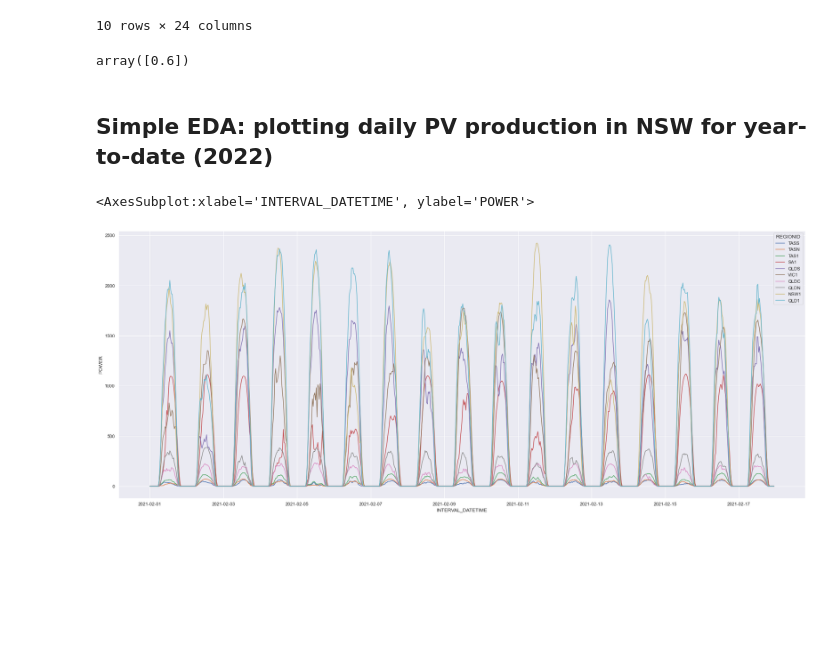
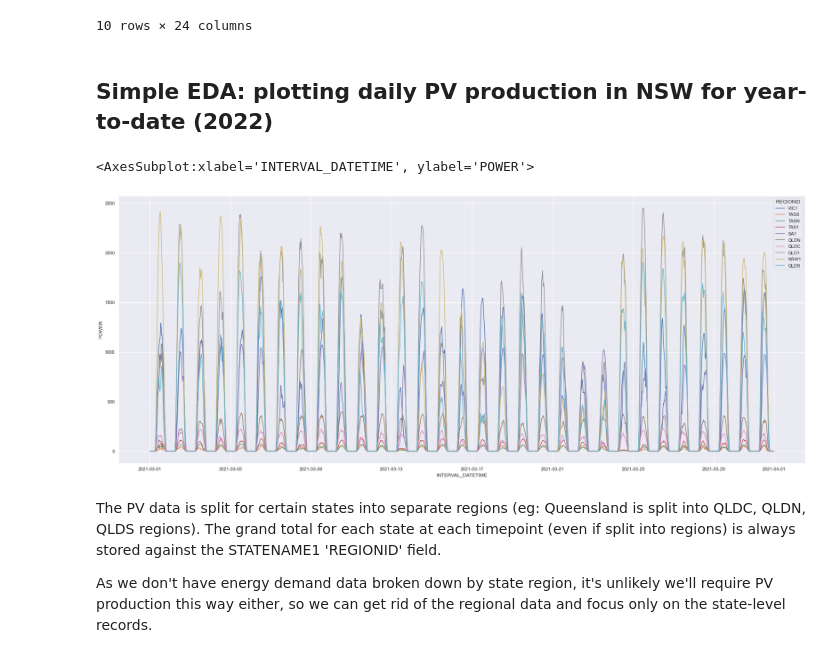
Before and after one commit to the-rahul-kumar/UNSW-Group-C-Project, a Jupyter notebook: src/Mat/rooftop_pv.ipynb, the cells around one changed output. Saved outputs shown, nothing was run; the diff lists cells and outputs as text; code cells hidden in the pictures; blank space fills up the shorter version.

```diff
--- a/src/Mat/rooftop_pv.ipynb
+++ b/src/Mat/rooftop_pv.ipynb
@@ -124,10 +125,6 @@ satellite_merge_df.groupby(['REGIONID']).describe()
 | TASS | 12378.0 | 2.0 | 0.0 | 2.0 | 2.0 | 2.0 | 2.0 | 2.0 | 12378.0 | 10.147280 | ... | ... |
 | VIC1 | 12378.0 | 2.0 | 0.0 | 2.0 | 2.0 | 2.0 | 2.0 | 2.0 | 12378.0 | 389.843324 | ... | ... |
 10 rows × 24 columns
-# %%
-satellite_merge_df['QI'].unique()
-# %% [output]
-array([0.6])
 # %%
 # Sort by INTERVAL_DATETIME in ascending order and write out to .CSV
 
@@ -141,7 +138,11 @@ measurement_merge_df = measurement_merge_df.sort_values(by='INTERVAL_DATETIME',
 ## Simple EDA: plotting daily PV production in NSW for year-to-date (2022)
 # %%
 sns.set(rc={"figure.figsize": (30,12)})
-sns.lineplot(x='INTERVAL_DATETIME', y='POWER', hue='REGIONID', data=measurement_merge_df[(measurement_merge_df.INTERVAL_DATETIME >= '2021-02-01') & (measurement_merge_df.INTERVAL_DATETIME <= '2021-03-01')])
+sns.lineplot(x='INTERVAL_DATETIME', y='POWER', hue='REGIONID', data=measurement_merge_df[(measurement_merge_df.INTERVAL_DATETIME >= '2021-03-01') & (measurement_merge_df.INTERVAL_DATETIME <= '2021-04-01')])
 # %% [output]
 <AxesSubplot:xlabel='INTERVAL_DATETIME', ylabel='POWER'>
-[figure, old version]
+[figure, new version]
+# %% [markdown]
+The PV data is split for certain states into separate regions (eg: Queensland is split into QLDC, QLDN, QLDS regions). The grand total for each state at each timepoint (even if split into regions) is always stored against the STATENAME1 'REGIONID' field.
+
+As we don't have energy demand data broken down by state region, it's unlikely we'll require PV production this way either, so we can get rid of the regional data and focus only on the state-level records.
```
Also changed, not shown: parts of 11 cells of this notebook.
